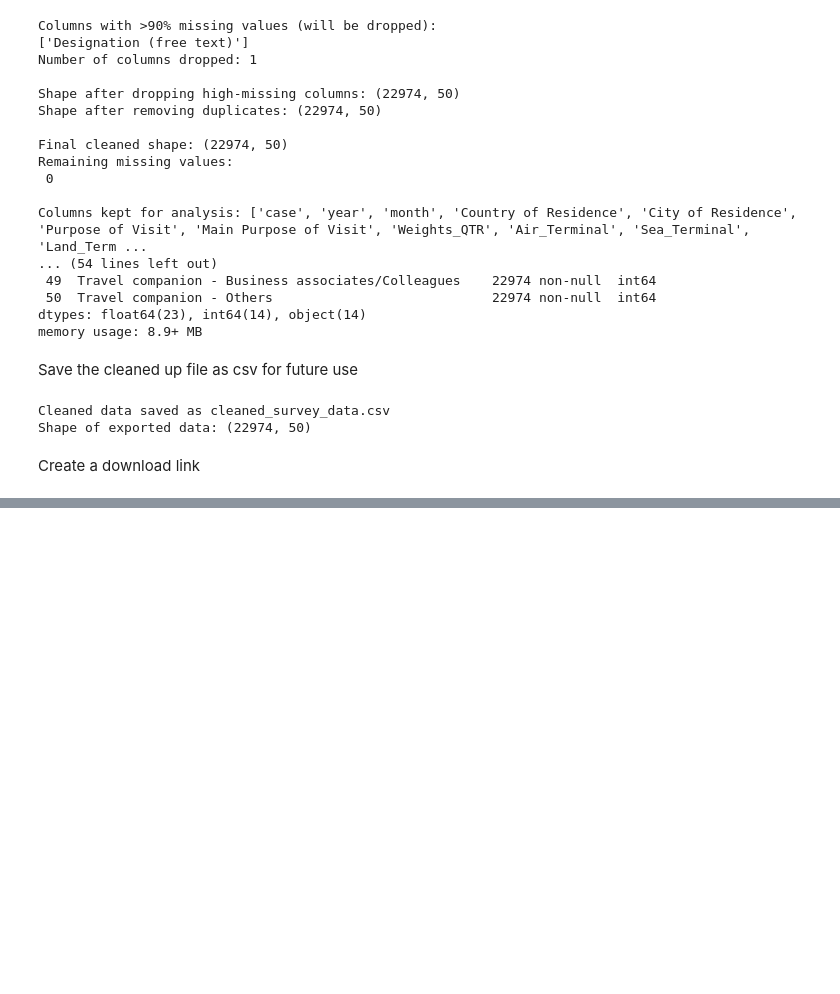
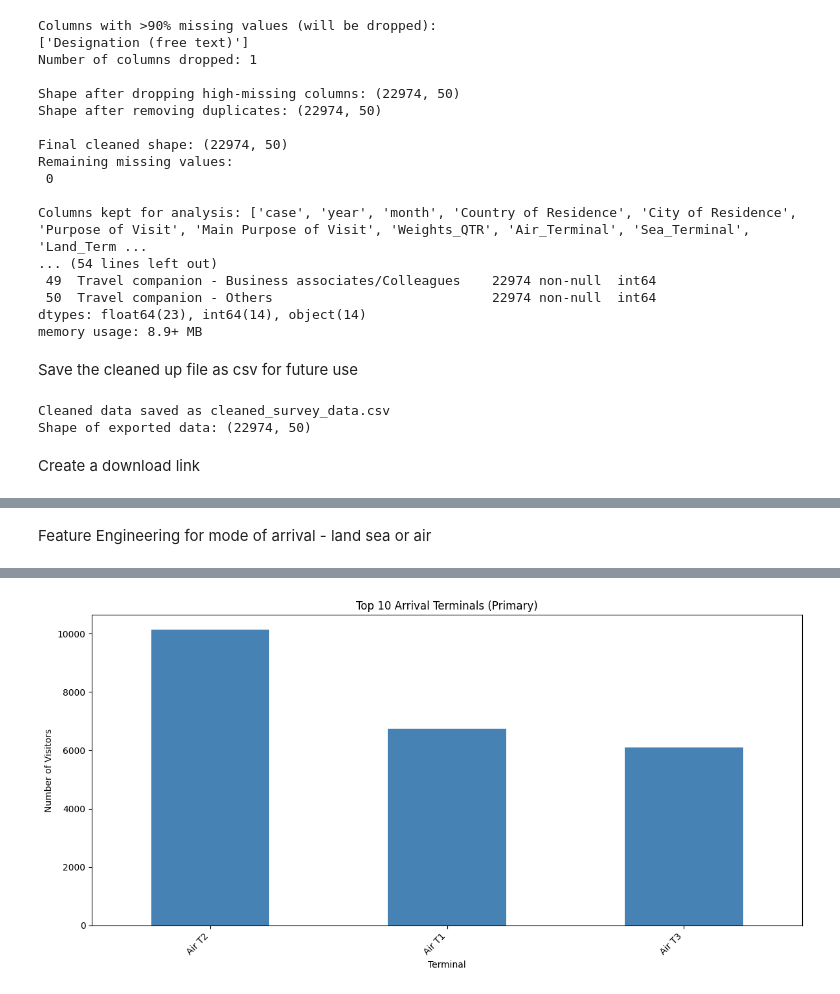
Before and after one commit to janicewee/STB, a Jupyter notebook: STB.ipynb, the cells around one changed output, grey strips where cells are left out. Drawn from its saved outputs; the diff is of its cells as text; code cells hidden in the pictures; blank space fills up the shorter version.

```diff
--- a/STB.ipynb
+++ b/STB.ipynb
@@ -251,3 +251,81 @@ files.download(csv_filename)
 # %% [output]
 [interactive output not drawn]
 [interactive output not drawn]
+# %% [markdown]
+Feature Engineering for mode of arrival - land sea or air
+# %%
+import pandas as pd
+
+# Improved Terminal feature engineering: Append on overlap instead of replace
+
+# Helper functions to format each terminal type
+def format_air(code):
+    if pd.isna(code):
+        return None
+    try:
+        code = int(code)  # Ensure integer
+        air_map = {1: 'Air T1', 2: 'Air T2', 3: 'Air T3', 4: 'Air T4'}
+        return air_map.get(code, f'Air Other ({code})')
+    except:
+        return f'Air Other ({code})'
+
+def format_sea(value):
+    if pd.isna(value) or str(value).strip().lower() in ['', 'nan']:
+        return None
+    return 'Sea ' + str(value).strip()
+
+def format_land(value):
+    if pd.isna(value) or str(value).strip().lower() in ['', 'nan']:
+        return None
+    return 'Land ' + str(value).strip()
+
+# Apply formatting to each terminal column
+air_part = df_clean['Air_Terminal'].apply(format_air)
+sea_part = df_clean['Sea_Terminal'].apply(format_sea)
+land_part = df_clean['Land_Terminal'].apply(format_land)
+
+# Combine into a list of parts for each row
+terminal_parts = pd.DataFrame({
+    'air': air_part,
+    'sea': sea_part,
+    'land': land_part
+})
+
+# Join all available terminal parts with ' || ' (safe separator to avoid \ escape issues)
+df_clean['Terminal'] = terminal_parts.apply(
+    lambda row: ' || '.join([part for part in row if part is not None]),
+    axis=1
+)
+
+# Replace empty strings with 'Unknown'
+df_clean['Terminal'] = df_clean['Terminal'].replace('', 'Unknown')
+
+# Check for overlaps (rows with more than one terminal)
+overlap_count = df_clean['Terminal'].str.contains(' \|\| ', regex=False).sum()
+print(f"Rows with multiple terminals (overlap): {overlap_count}")
+
+# Final distribution
+print("\nTerminal value counts (with appended overlaps):")
+print(df_clean['Terminal'].value_counts(dropna=False).head(20))
+
+print("\nPercentage distribution (%):")
+print(df_clean['Terminal'].value_counts(normalize=True, dropna=False).round(4) * 100)
+
+# Optional: Create a clean primary terminal column for plotting
+df_clean['Terminal_Main'] = df_clean['Terminal'].str.split(' \|\| ').str[0]
+
+# Visualization of top primary terminals
+import matplotlib.pyplot as plt
+
+top_n = 10
+top_main = df_clean['Terminal_Main'].value_counts().head(top_n)
+
+plt.figure(figsize=(12, 6))
+top_main.plot(kind='bar', color='steelblue')
+plt.title(f'Top {top_n} Arrival Terminals (Primary)')
+plt.ylabel('Number of Visitors')
+plt.xlabel('Terminal')
+plt.xticks(rotation=45, ha='right')
+plt.tight_layout()
+plt.show()
+# %% [output]
@@ -253,0 +349 @@ files.download(csv_filename)
+[figure, added]
```
Also changed, not shown: parts of 3 cells of this notebook.
